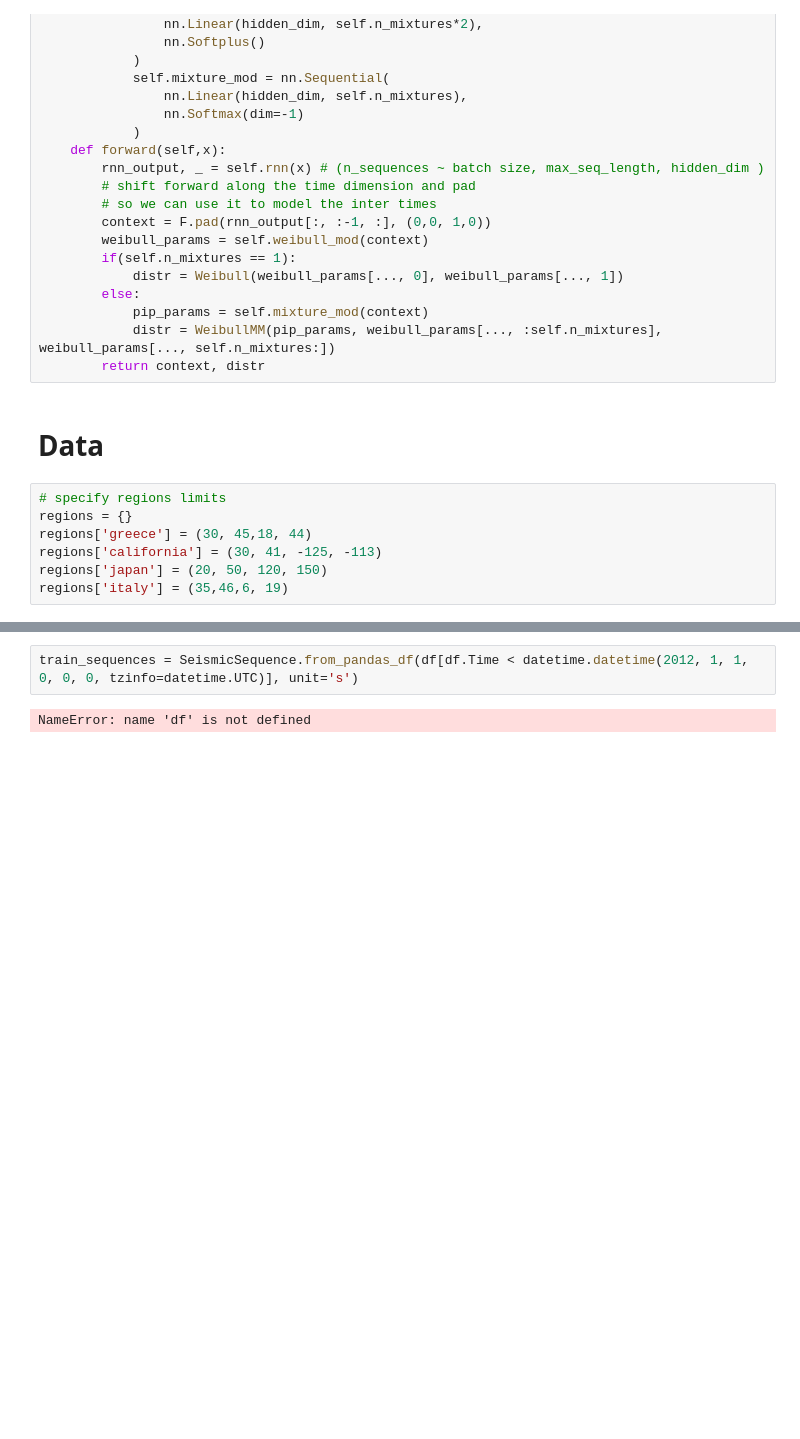
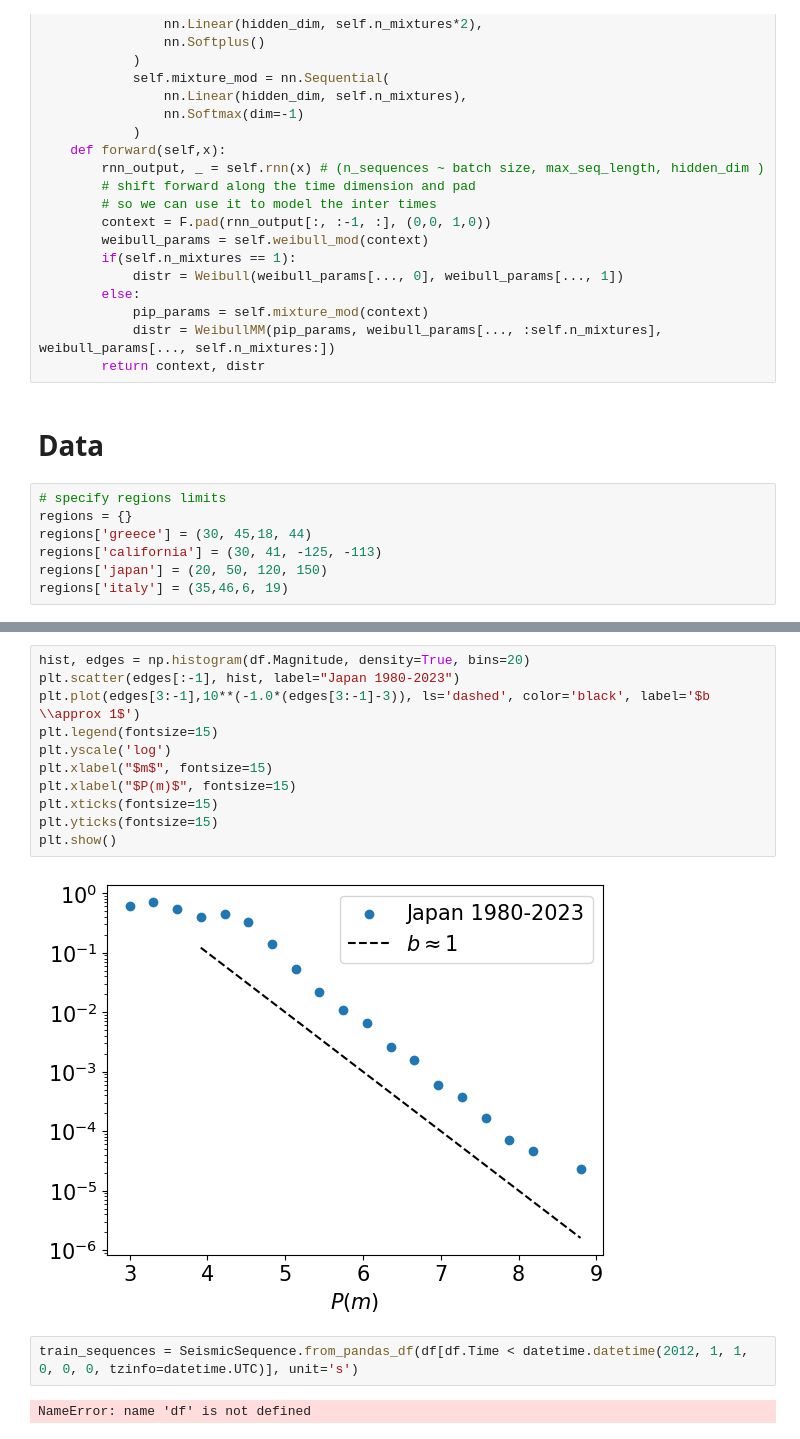
Before and after one commit to vicioms/quake_utils, a Jupyter notebook: test.ipynb, the cells around one changed output, grey strips where cells are left out. Cells and saved outputs as stored; diff of their text form; blank space fills up the shorter version.

```diff
--- a/test.ipynb
+++ b/test.ipynb
@@ -78,3 +76,16 @@ FileNotFoundError: [Errno 2] No such file or directory: 'catalogs/japan.csv'
+# %%
+hist, edges = np.histogram(df.Magnitude, density=True, bins=20)
+plt.scatter(edges[:-1], hist, label="Japan 1980-2023")
+plt.plot(edges[3:-1],10**(-1.0*(edges[3:-1]-3)), ls='dashed', color='black', label='$b \\approx 1$')
+plt.legend(fontsize=15)
+plt.yscale('log')
+plt.xlabel("$m$", fontsize=15)
+plt.xlabel("$P(m)$", fontsize=15)
+plt.xticks(fontsize=15)
+plt.yticks(fontsize=15)
+plt.show()
+# %% [output]
+[figure, added]
 # %%
 train_sequences = SeismicSequence.from_pandas_df(df[df.Time < datetime.datetime(2012, 1, 1, 0, 0, 0, tzinfo=datetime.UTC)], unit='s')
 # %% [output]
```
Also changed, not shown: parts of 1 cell of this notebook.
